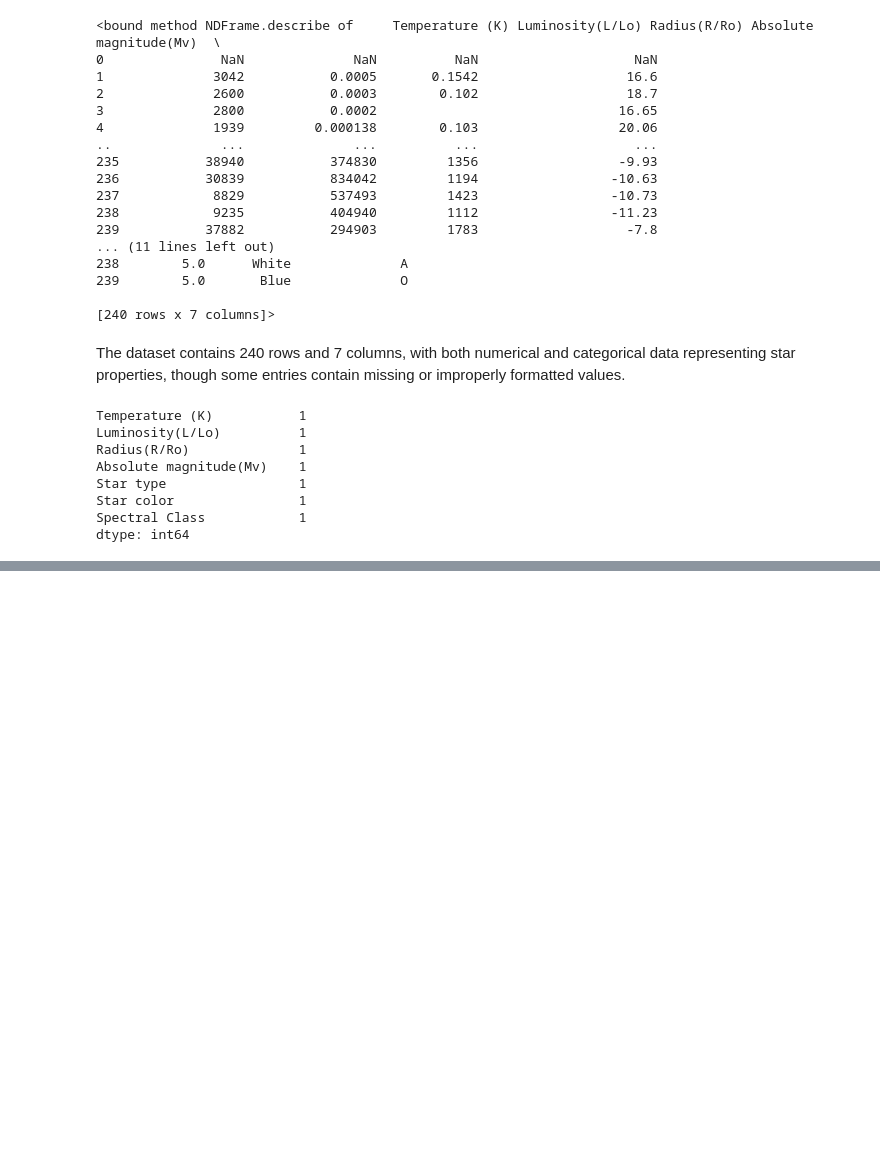
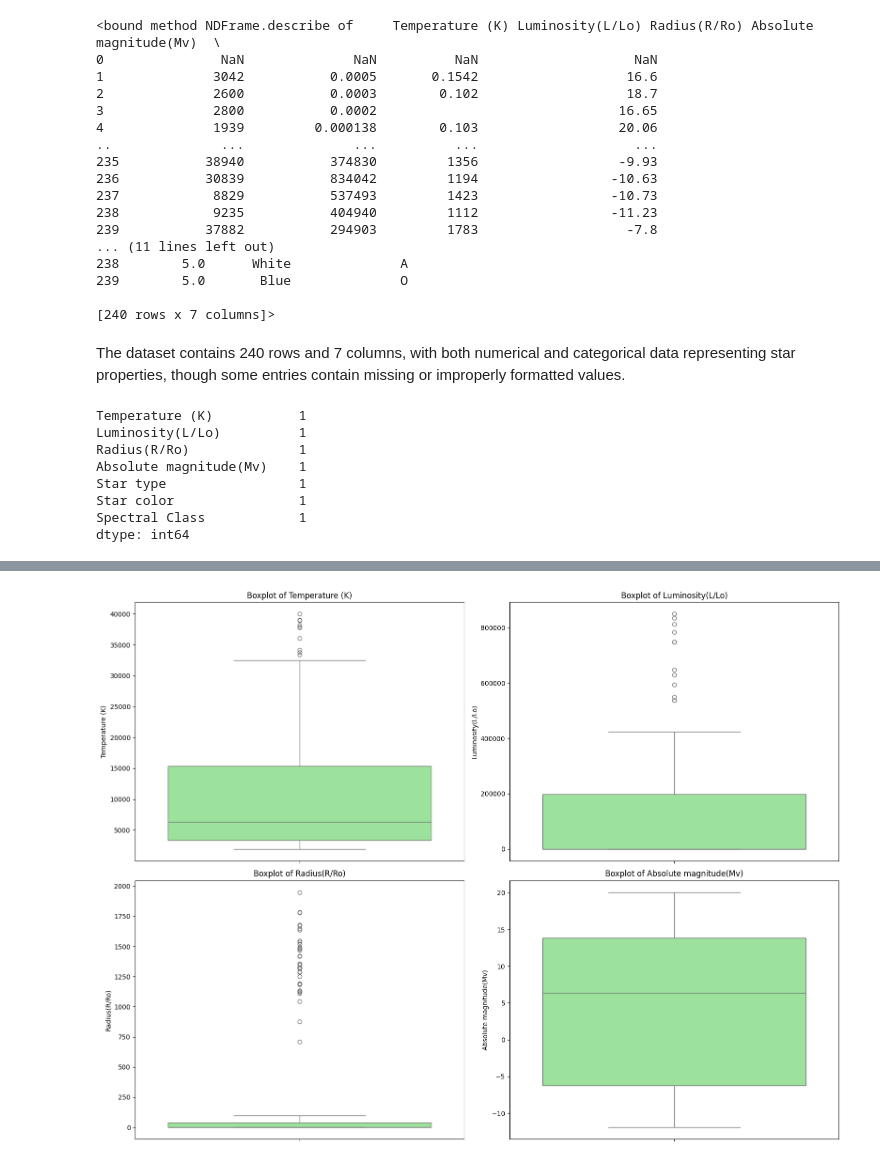
Before and after one commit to hermelawesene/ML-assignment1, a Jupyter notebook: notebooks/EDA(classification).ipynb, the cells around one changed output, grey strips where cells are left out. Cells and saved outputs as stored; diff of their text form; code cells hidden in the pictures; blank space fills up the shorter version.

```diff
--- a/notebooks/EDA(classification).ipynb
+++ b/notebooks/EDA(classification).ipynb
@@ -133,0 +223,12 @@ df
+# %%
+# Boxplot for numerical columns
+plt.figure(figsize=(16, 12))
+for i, col in enumerate(numeric_columns, 1):
+    plt.subplot(2, 2, i)
+    sns.boxplot(y=df_cleaned[col].astype(float), color='lightgreen')
+    plt.title(f'Boxplot of {col}')
+    plt.ylabel(col)
+plt.tight_layout()
+plt.show()
+# %% [output]
+[figure, added]
```
Also changed, not shown: parts of 18 cells of this notebook.
